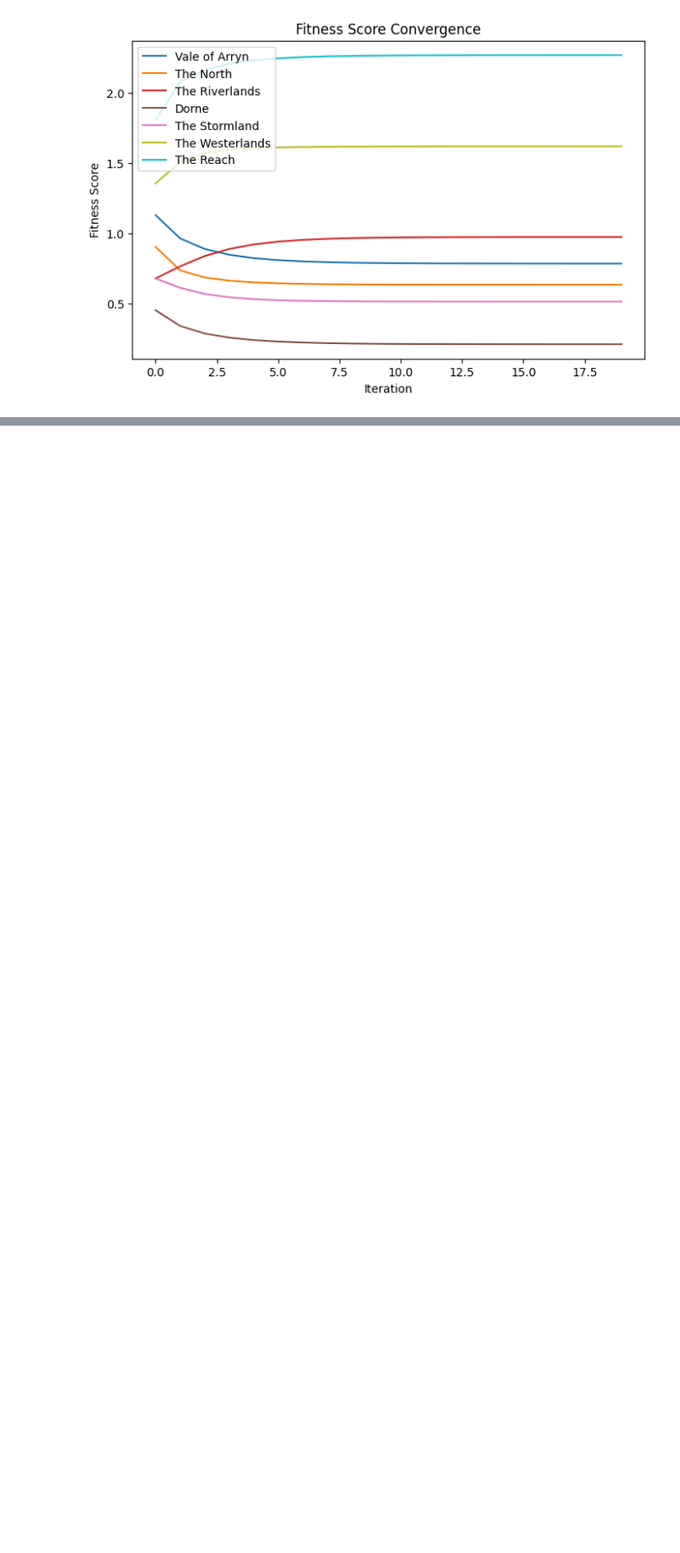
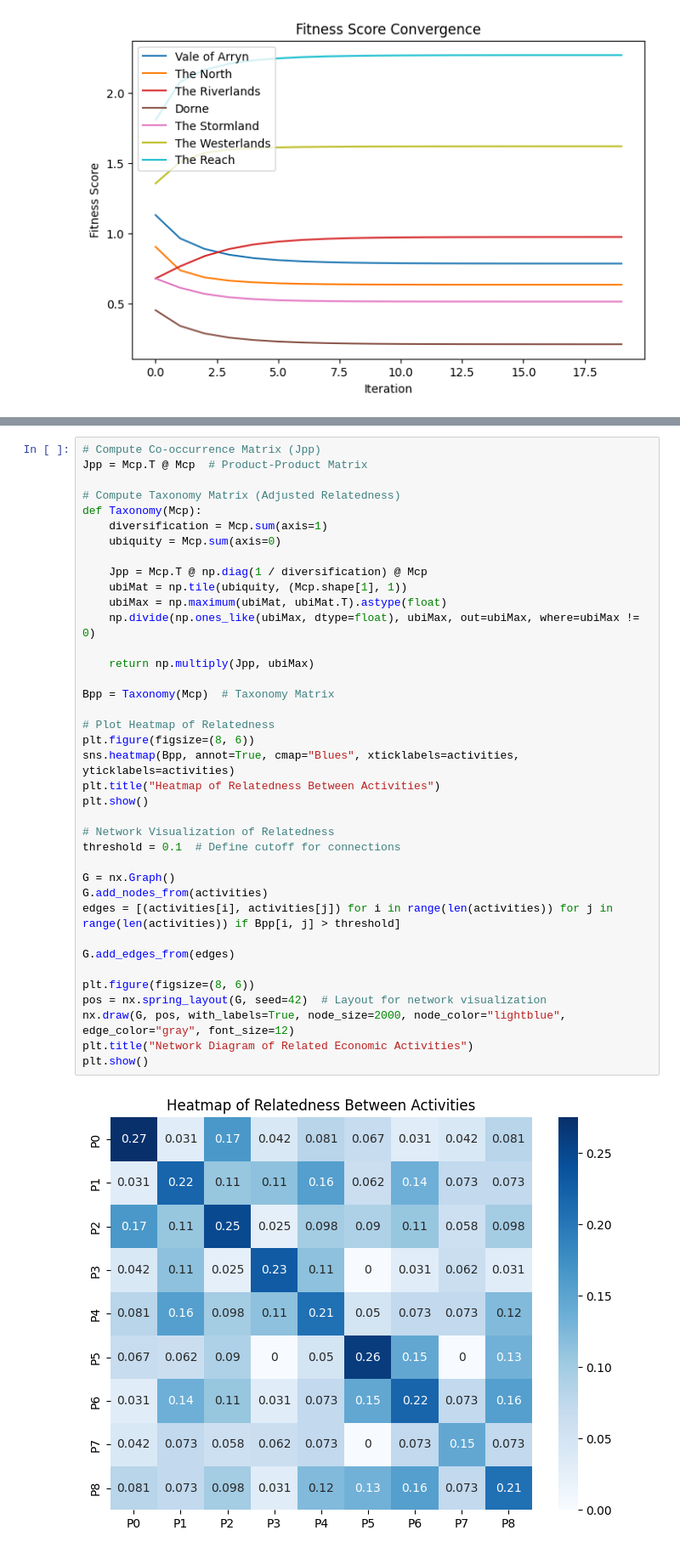
Before and after one commit to erickdiaz3010/Economic-Complexity-Report, a Jupyter notebook: final_assignment.ipynb, the cells around one changed output, grey strips where cells are left out. Shown: that part at 85% size. Drawn from its saved outputs; the diff is of its cells as text; blank space fills up the shorter version.

```diff
--- a/final_assignment.ipynb
+++ b/final_assignment.ipynb
@@ -196,0 +210,40 @@ P8: Complexity = 0.6725
+# %%
+# Compute Co-occurrence Matrix (Jpp)
+Jpp = Mcp.T @ Mcp  # Product-Product Matrix
+
+# Compute Taxonomy Matrix (Adjusted Relatedness)
+def Taxonomy(Mcp):
+    diversification = Mcp.sum(axis=1)
+    ubiquity = Mcp.sum(axis=0)
+
+    Jpp = Mcp.T @ np.diag(1 / diversification) @ Mcp
+    ubiMat = np.tile(ubiquity, (Mcp.shape[1], 1))
+    ubiMax = np.maximum(ubiMat, ubiMat.T).astype(float)
+    np.divide(np.ones_like(ubiMax, dtype=float), ubiMax, out=ubiMax, where=ubiMax != 0)
+
+    return np.multiply(Jpp, ubiMax)
+
+Bpp = Taxonomy(Mcp)  # Taxonomy Matrix
+
+# Plot Heatmap of Relatedness
+plt.figure(figsize=(8, 6))
+sns.heatmap(Bpp, annot=True, cmap="Blues", xticklabels=activities, yticklabels=activities)
+plt.title("Heatmap of Relatedness Between Activities")
+plt.show()
+
+# Network Visualization of Relatedness
+threshold = 0.1  # Define cutoff for connections
+
+G = nx.Graph()
+G.add_nodes_from(activities)
+edges = [(activities[i], activities[j]) for i in range(len(activities)) for j in range(len(activities)) if Bpp[i, j] > threshold]
+
+G.add_edges_from(edges)
+
+plt.figure(figsize=(8, 6))
+pos = nx.spring_layout(G, seed=42)  # Layout for network visualization
+nx.draw(G, pos, with_labels=True, node_size=2000, node_color="lightblue", edge_color="gray", font_size=12)
+plt.title("Network Diagram of Related Economic Activities")
+plt.show()
+# %% [output]
+[figure, added]
```
Also changed, not shown: parts of 5 cells of this notebook.
